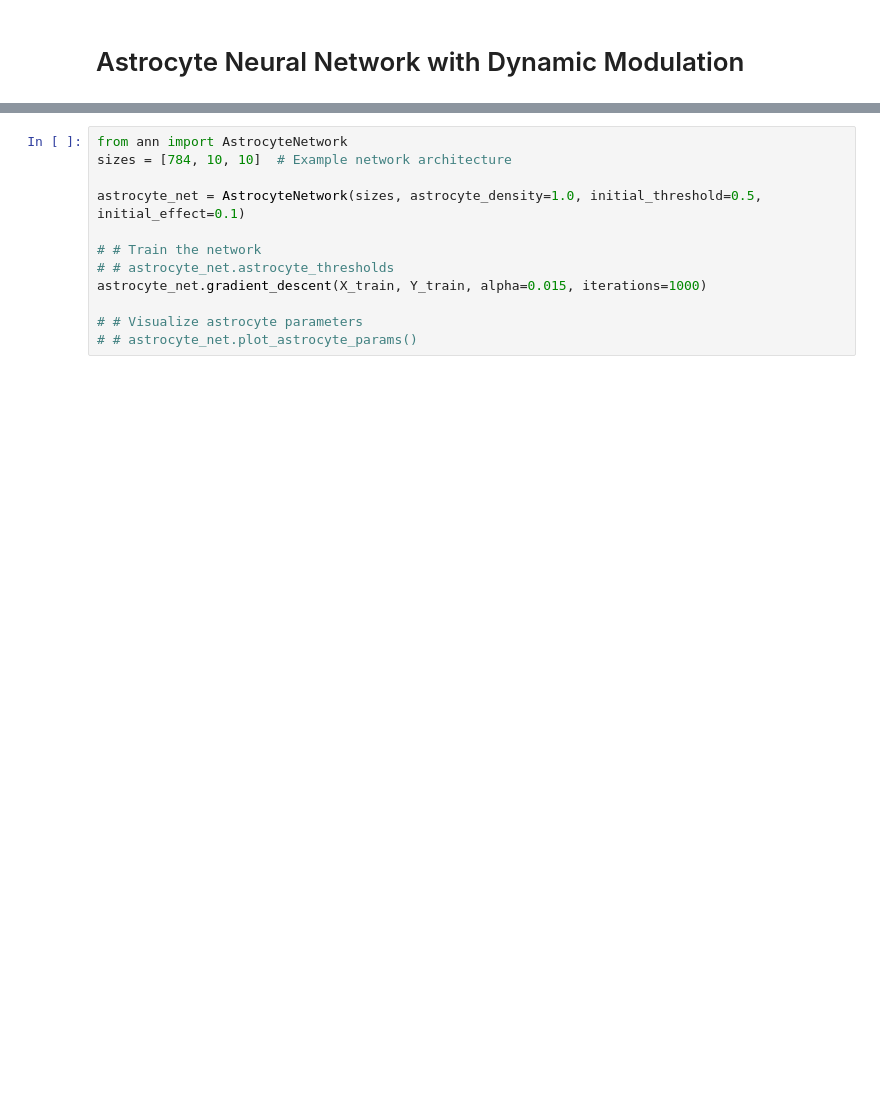
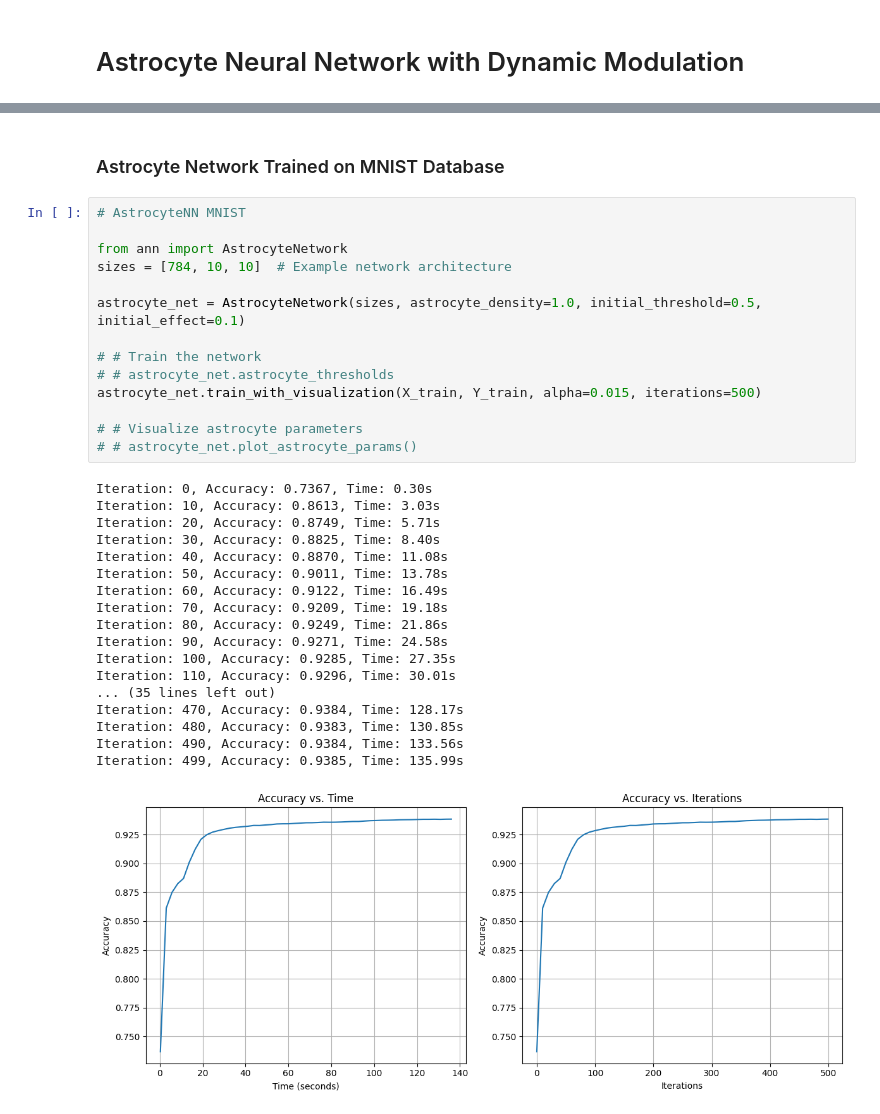
Before and after one commit to NIsaeff/DynamicAstrocyteNeuralNetwork, a Jupyter notebook: my_network.ipynb, the cells around one changed output, grey strips where cells are left out. Cells and saved outputs as stored; diff of their text form; blank space fills up the shorter version.

```diff
--- a/my_network.ipynb
+++ b/my_network.ipynb
@@ -42,12 +120,35 @@ _,m_train = X_train.shape
+# %% [markdown]
+### Astrocyte Network Trained on MNIST Database
 # %%
+# AstrocyteNN MNIST
+
 from ann import AstrocyteNetwork
 sizes = [784, 10, 10]  # Example network architecture
 
 astrocyte_net = AstrocyteNetwork(sizes, astrocyte_density=1.0, initial_threshold=0.5, initial_effect=0.1)
 
 # # Train the network
 # # astrocyte_net.astrocyte_thresholds
-astrocyte_net.gradient_descent(X_train, Y_train, alpha=0.015, iterations=1000)
+astrocyte_net.train_with_visualization(X_train, Y_train, alpha=0.015, iterations=500)
 
 # # Visualize astrocyte parameters
 # # astrocyte_net.plot_astrocyte_params()
+# %% [output]
+Iteration: 0, Accuracy: 0.7367, Time: 0.30s
+Iteration: 10, Accuracy: 0.8613, Time: 3.03s
+Iteration: 20, Accuracy: 0.8749, Time: 5.71s
+Iteration: 30, Accuracy: 0.8825, Time: 8.40s
+Iteration: 40, Accuracy: 0.8870, Time: 11.08s
+Iteration: 50, Accuracy: 0.9011, Time: 13.78s
+Iteration: 60, Accuracy: 0.9122, Time: 16.49s
+Iteration: 70, Accuracy: 0.9209, Time: 19.18s
+Iteration: 80, Accuracy: 0.9249, Time: 21.86s
+Iteration: 90, Accuracy: 0.9271, Time: 24.58s
+Iteration: 100, Accuracy: 0.9285, Time: 27.35s
+Iteration: 110, Accuracy: 0.9296, Time: 30.01s
+... (35 lines left out)
+Iteration: 470, Accuracy: 0.9384, Time: 128.17s
+Iteration: 480, Accuracy: 0.9383, Time: 130.85s
+Iteration: 490, Accuracy: 0.9384, Time: 133.56s
+Iteration: 499, Accuracy: 0.9385, Time: 135.99s
+[figure, added]
```
Also changed, not shown: parts of 14 cells of this notebook, 4 other files.
